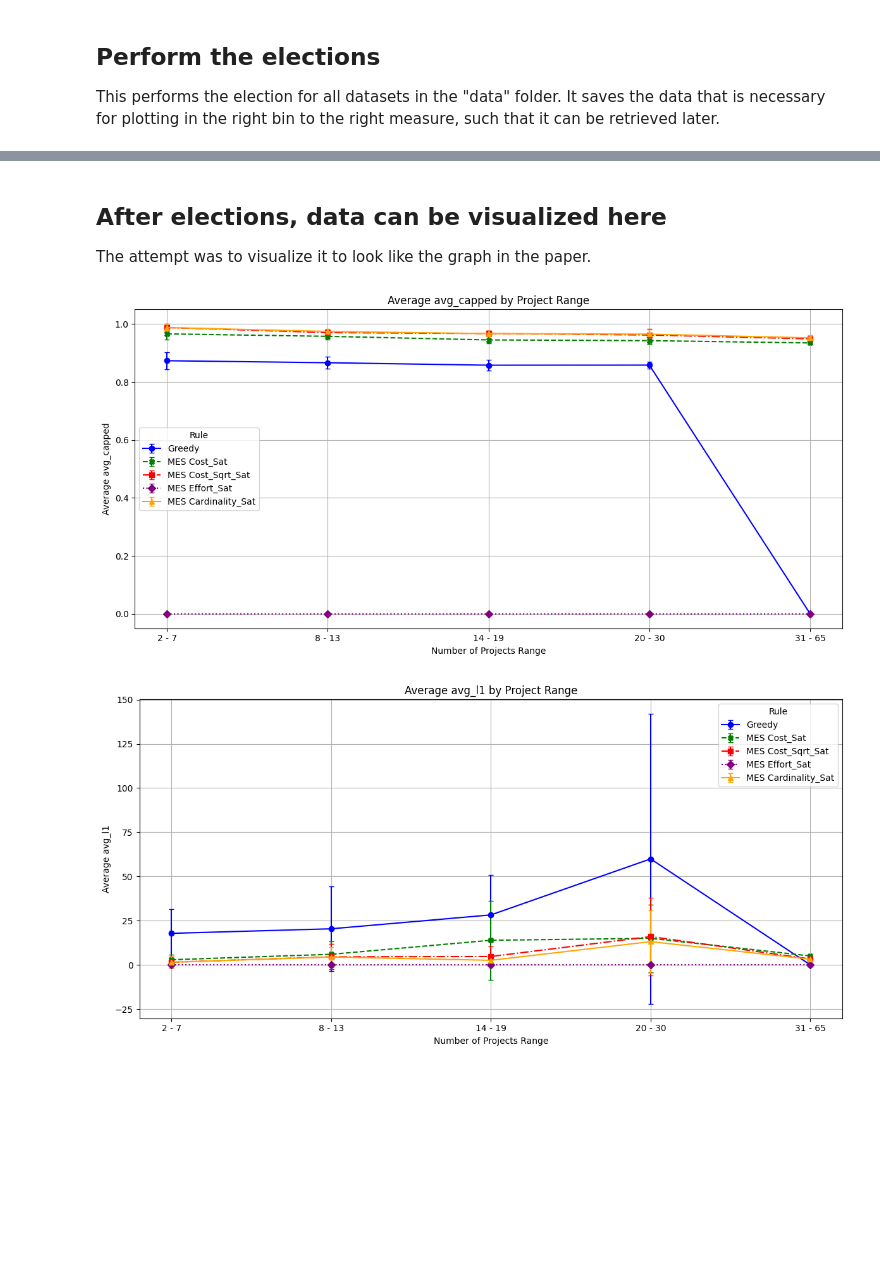
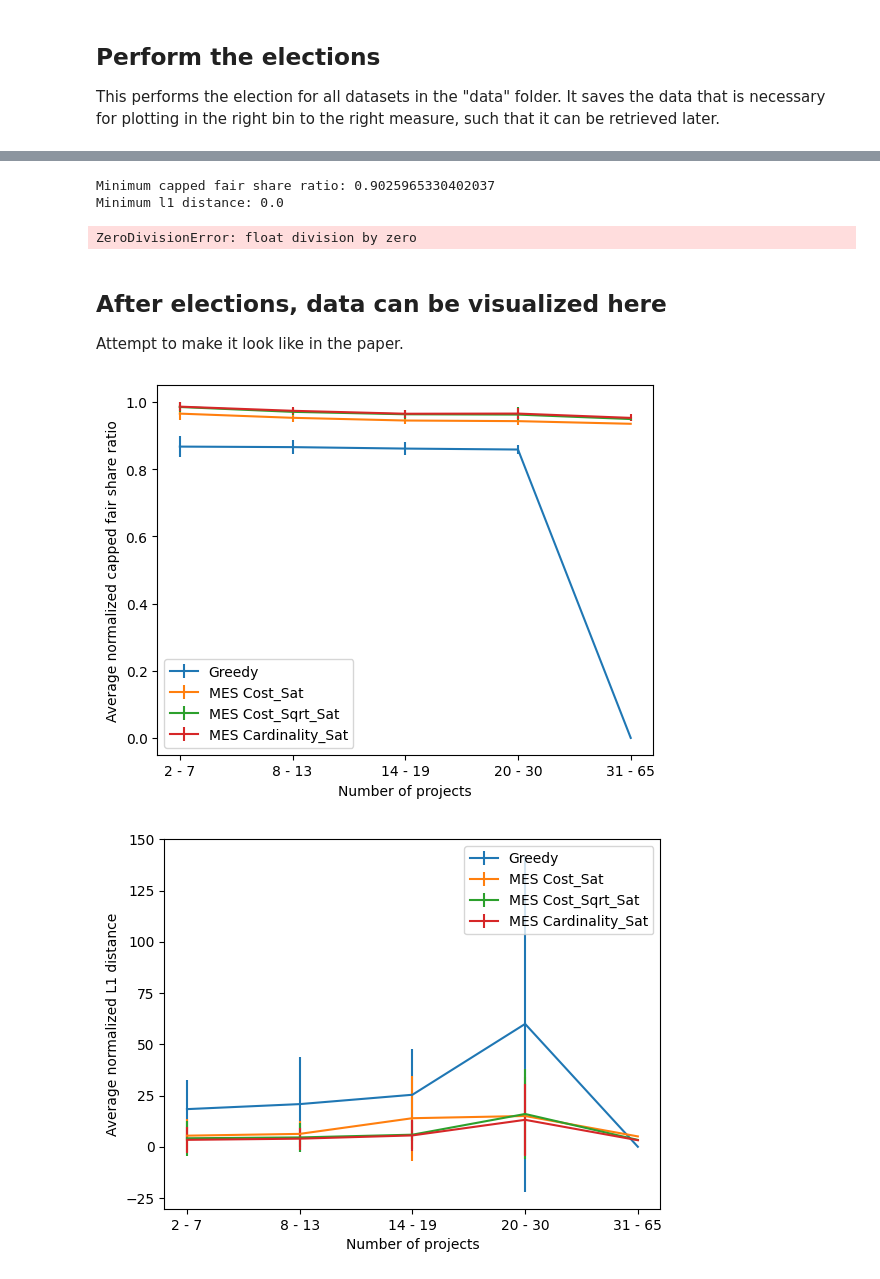
Before and after one commit to LucasVelvis/CSC, a Jupyter notebook: election.ipynb, the cells around one changed output, grey strips where cells are left out. Saved outputs shown, nothing was run; the diff lists cells and outputs as text; code cells hidden in the pictures; blank space fills up the shorter version.

Commit message:
New data format, should work better

```diff
--- a/election.ipynb
+++ b/election.ipynb
@@ -207,3 +147,24 @@ for bin in bins:
+# %%
+elections_data = {}
+
+def add_to_elections_data(data, dataset, rule, outcome, profile, instance):
+    if dataset not in data:
+        data[dataset] = {}
+    shares, fair_shares = get_shares(outcome, profile, instance)
+    data[dataset][rule] = {
+        "outcome": outcome,
+        "profile": profile,
+        "instance": instance,
+        "number_of_voters": len(profile),
+        "number_of_projects": len(outcome),
+        "cost": sum(project.cost for project in outcome),
+        "budget_limit": instance.budget_limit,
+        "budget_left": instance.budget_limit - sum(project.cost for project in outcome),
+        "shares": shares,
+        "fair_shares": fair_shares,
+        "average_capped_fair_share_ratio": get_average_capped_fair_share_ratio(shares, fair_shares),
+        "average_l1_distance": get_average_l1_distance(shares, fair_shares),
+    }
 # %% [markdown]
 ## Perform the elections
 This performs the election for all datasets in the "data" folder. It saves the data that is necessary for plotting in the right bin to the right measure, such that it can be retrieved later.
@@ -340,3 +280,28 @@ Average L1 distance: 3.2025347228322887
+# %%
+# Since normalisation with optimum is not possible, we will normalise with the miminum value (as optimum)
+# TODO: this does now work, how to normalise?
+for dataset in elections_data:
+    min_c = 10000
+    min_l = 10000
+    for rule in elections_data[dataset]:
+        c = elections_data[dataset][rule]["average_capped_fair_share_ratio"]
+        l = elections_data[dataset][rule]["average_l1_distance"]
+        if c < min_c:
+            min_c = c
+        if l < min_l:
+            min_l = l
+    print(f"Minimum capped fair share ratio: {min_c}")
+    print(f"Minimum l1 distance: {min_l}")
+    # 1 should be the best value, but the smaller the l1_distance, the better
+    # The same applies for the capped fair share ratio
+    # So we will normalise by dividing by the minimum value
+    for rule in elections_data[dataset]:
+        elections_data[dataset][rule]["normalized_average_capped_fair_share_ratio"] = elections_data[dataset][rule]["average_capped_fair_share_ratio"] / min_c
+        elections_data[dataset][rule]["normalized_average_l1_distance"] = elections_data[dataset][rule]["average_l1_distance"] / min_l
+# %% [output]
+Minimum capped fair share ratio: 0.9025965330402037
+Minimum l1 distance: 0.0
+ZeroDivisionError: float division by zero
 # %% [markdown]
 ## After elections, data can be visualized here
-The attempt was to visualize it to look like the graph in the paper.
+Attempt to make it look like in the paper.
@@ -383,6 +307,0 @@ def visualize_data(bins, outcomes, name):
-# %%
-for name in ["avg_capped", "avg_l1"]:
-        visualize_data(bins, outcomes, name)
-# %% [output]
-[figure, removed]
-[figure, removed]
@@ -388,0 +365,6 @@ for name in ["avg_capped", "avg_l1"]:
+# %%
+plot_average_normalized_capped_fair_share_per_bin(elections_data, bins)
+plot_average_normalized_l1_distance_per_bin(elections_data, bins)
+# %% [output]
+[figure, added]
+[figure, added]
```
Also changed, not shown: parts of 13 cells of this notebook, 2 other files.
